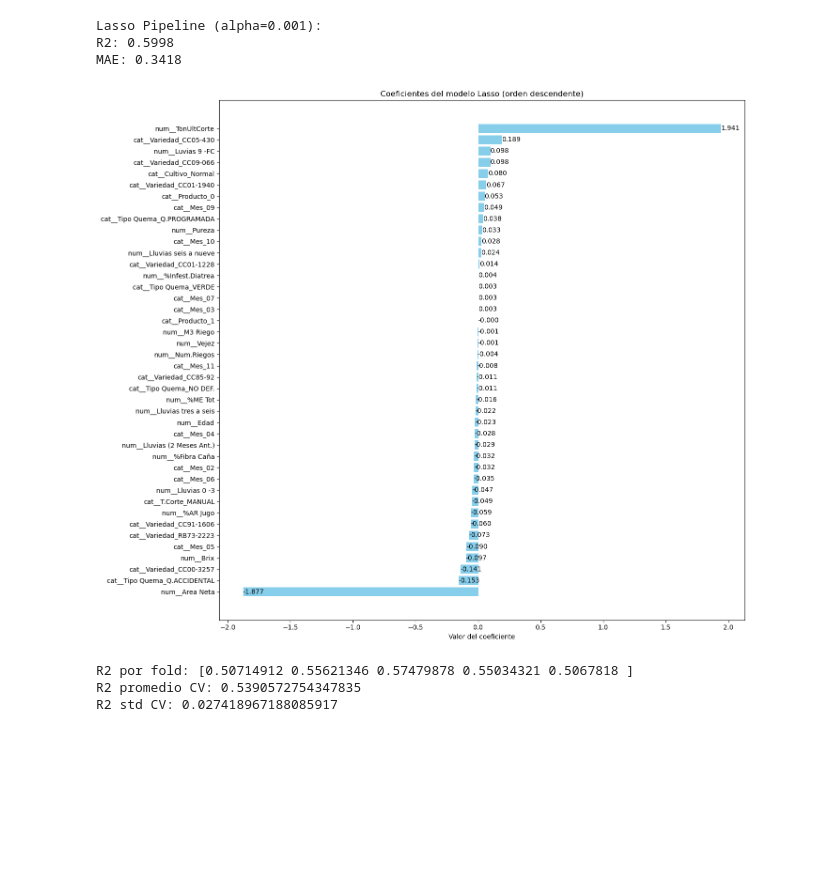
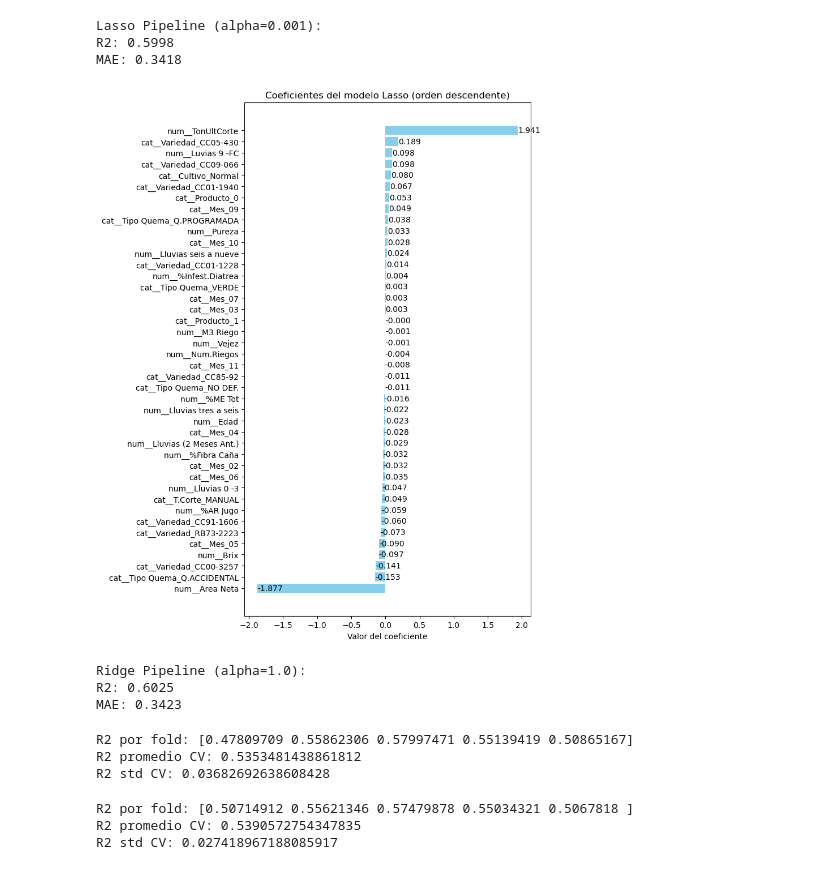
Before and after one commit to sam2800ml/Proyecto_AA1, a Jupyter notebook: jupyter_notebooks/DesTallerFinal_3.ipynb, the cells around one changed output. Drawn from its saved outputs; the diff is of its cells as text; code cells hidden in the pictures; blank space fills up the shorter version.

```diff
--- a/jupyter_notebooks/DesTallerFinal_3.ipynb
+++ b/jupyter_notebooks/DesTallerFinal_3.ipynb
@@ -519,35 +542,80 @@ MAE: 0.3418
 
 import matplotlib.pyplot as plt
 import numpy as np
 
 # Obtener coeficientes y nombres de variables
 coeficientes = pipeline_lasso.named_steps['regressor'].coef_
 nombres = X.columns
 
 # Filtrar coeficientes diferentes de 0
 indices_no_cero = coeficientes != 0
 coef_no_cero = coeficientes[indices_no_cero]
 nombres_no_cero = nombres[indices_no_cero]
 
 # Ordenar de mayor a menor
 orden = np.argsort(coef_no_cero)[::-1]
 coef_ordenados = coef_no_cero[orden]
 nombres_ordenados = nombres_no_cero[orden]
 
-plt.figure(figsize=(14, 12))
+plt.figure(figsize=(8, 10))
 barras = plt.barh(nombres_ordenados, coef_ordenados, color='skyblue')
 plt.xlabel("Valor del coeficiente")
 plt.title("Coeficientes del modelo Lasso (orden descendente)")
 
 # Añadir los valores numéricos en las barras
 for barra, valor in zip(barras, coef_ordenados):
     plt.text(barra.get_width(), barra.get_y() + barra.get_height()/2, f'{valor:.3f}', va='center')
 
 plt.gca().invert_yaxis()  # Para que el mayor quede arriba
 plt.tight_layout()
 plt.show()
 # %% [output]
-[figure, old version]
+[figure, new version]
+# %%
+# Utilizar el método Ridge en un pipeline para el análisis
+from sklearn.linear_model import Ridge
+from sklearn.pipeline import Pipeline
+from sklearn.impute import SimpleImputer
+from sklearn.preprocessing import RobustScaler
+from sklearn.metrics import r2_score, mean_absolute_error
+
+# Crear pipeline para Ridge con alpha=1.0 (puedes ajustar este valor)
+pipeline_ridge = Pipeline([
+    ('imputer', SimpleImputer(strategy='median')),
+    ('scaler', RobustScaler()),
+    ('regressor', Ridge(alpha=1.0, random_state=42))
+])
+
+# Ajustar el pipeline
+pipeline_ridge.fit(X_train, y_train)
+y_pred_ridge = pipeline_ridge.predict(X_test)
+
+# Calcular métricas
+r2_ridge = r2_score(y_test, y_pred_ridge)
+mae_ridge = mean_absolute_error(y_test, y_pred_ridge)
+
+print("Ridge Pipeline (alpha=1.0):")
+print(f"R2: {r2_ridge:.4f}")
+print(f"MAE: {mae_ridge:.4f}")
+# %% [output]
+Ridge Pipeline (alpha=1.0):
+R2: 0.6025
+MAE: 0.3423
+# %%
+# Validación cruzada para el método Ridge
+from sklearn.linear_model import Ridge
+from sklearn.model_selection import cross_val_score
+
+modelo_ridge = Ridge(alpha=1.0, random_state=42)
+scores_ridge = cross_val_score(modelo_ridge, X, y, cv=5, scoring='r2')
+
+print("R2 por fold:", scores_ridge)
+print("R2 promedio CV:", scores_ridge.mean())
+print("R2 std CV:", scores_ridge.std())
+# %% [output]
+R2 por fold: [0.47809709 0.55862306 0.57997471 0.55139419 0.50865167]
+R2 promedio CV: 0.5353481438861812
+R2 std CV: 0.03682692638608428
 # %%
 from sklearn.linear_model import Lasso
 from sklearn.model_selection import cross_val_score
```
Also changed, not shown: parts of 7 cells of this notebook.
